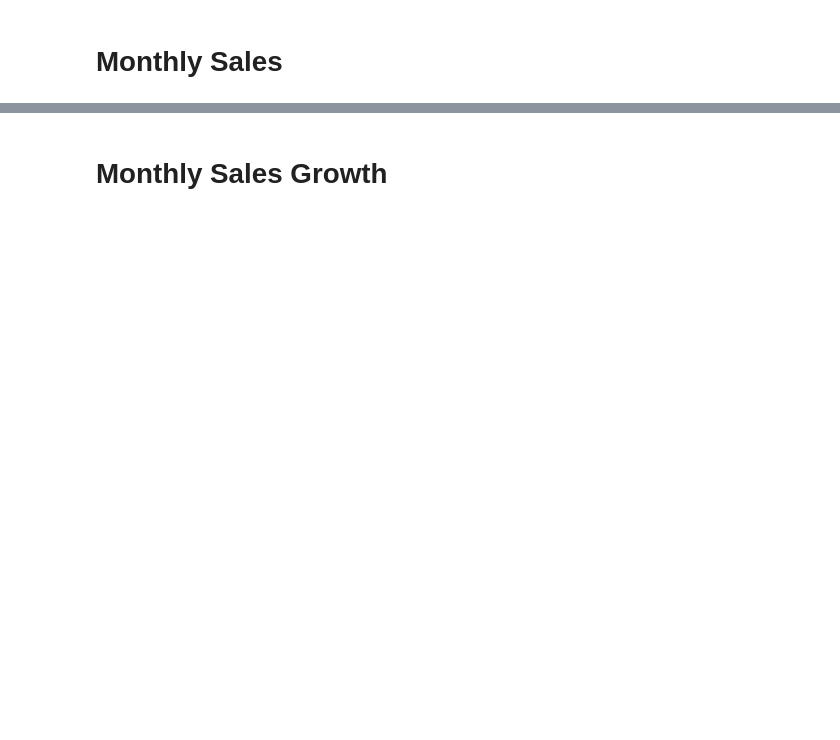
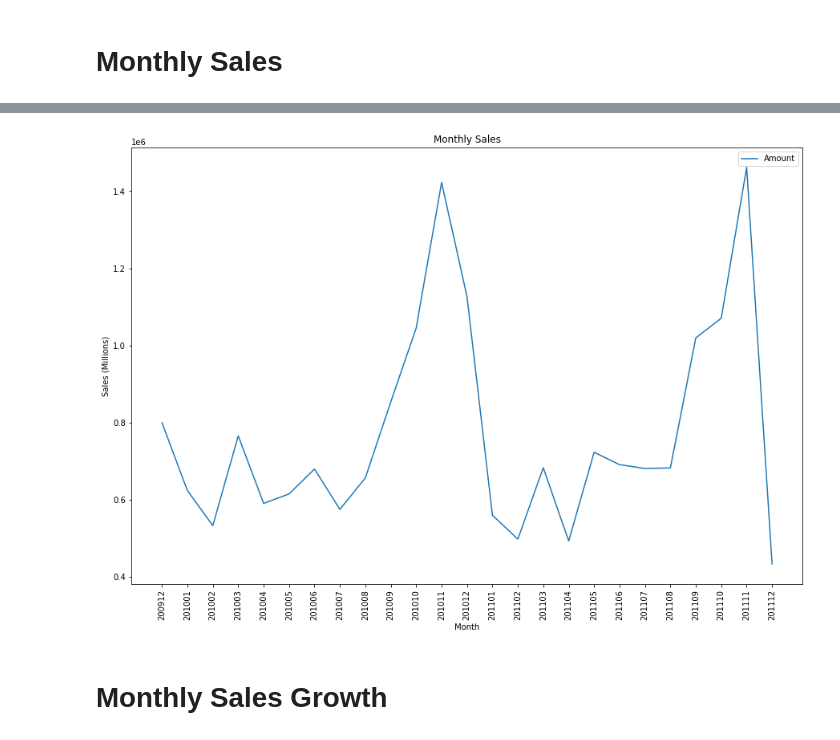
Before and after one commit to jarviscanada/jarvis_data_eng_JasmeetBrar, a Jupyter notebook: python_data_analytics/retail_data_analytics_wrangling.ipynb, the cells around one changed output, grey strips where cells are left out. Cells and saved outputs as stored; diff of their text form; code cells hidden in the pictures; blank space fills up the shorter version.

```diff
--- a/python_data_analytics/retail_data_analytics_wrangling.ipynb
+++ b/python_data_analytics/retail_data_analytics_wrangling.ipynb
@@ -159,6 +228,15 @@ df.plot(x="yyyymm", y=["Placement", "Cancellation"], kind="bar", figsize=(15,10)
 ![](https://i.imgur.com/k1KOqKO.jpg)
 
 ---
+# %%
+monthly_sales_df = invoice_year_month_df
+monthly_sales_df["Amount"] = invoice_year_month_df["Quantity"] * invoice_year_month_df["Price"]
+monthly_sales_df = monthly_sales_df.groupby("yyyymm")["Amount"].sum().reset_index()
+df = monthly_sales_df.plot.line(y="Amount", figsize=(15,10), xlabel="Month", ylabel="Sales (Millions)", title="Monthly Sales")
+plt.xticks(range(len(monthly_sales_df["yyyymm"])), monthly_sales_df["yyyymm"].values, rotation=90)
+plt.show()
+# %% [output]
+[figure, added]
 # %% [markdown]
 # Monthly Sales Growth
 # %% [markdown]
```
Also changed, not shown: parts of 13 cells of this notebook.
